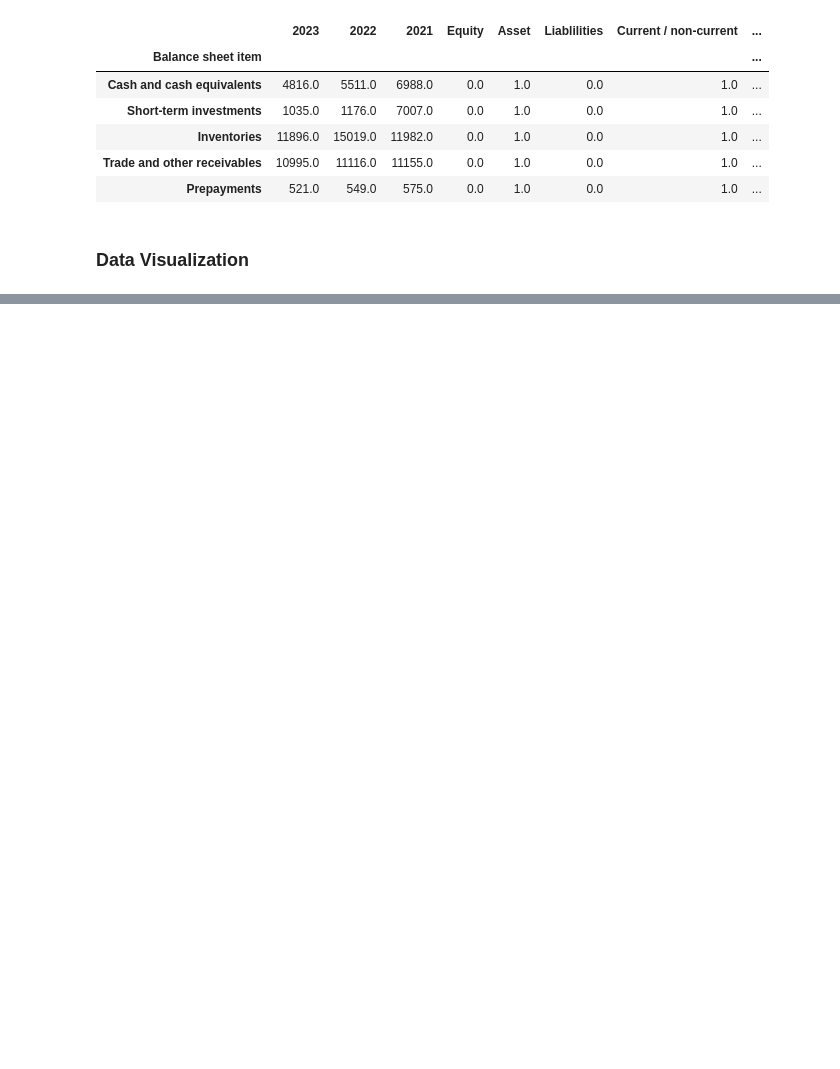
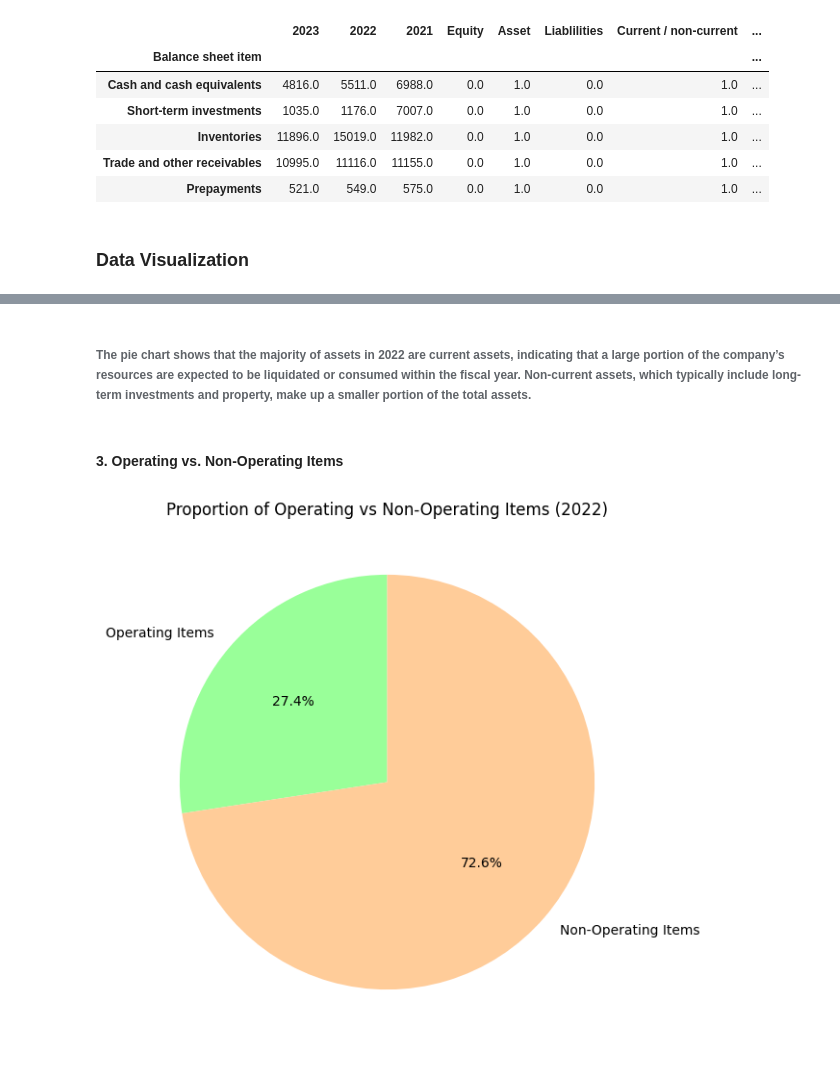
Before and after one commit to sak-15/Intro_to_python, a Jupyter notebook: financial_analysis.ipynb, the cells around one changed output, grey strips where cells are left out. Saved outputs shown, nothing was run; the diff lists cells and outputs as text; code cells hidden in the pictures; blank space fills up the shorter version.

```diff
--- a/financial_analysis.ipynb
+++ b/financial_analysis.ipynb
@@ -114,0 +129,19 @@ trade_and_other_payable_items.head()
+# %% [markdown]
+###### The pie chart shows that the majority of assets in 2022 are current assets, indicating that a large portion of the company’s resources are expected to be liquidated or consumed within the fiscal year. Non-current assets, which typically include long-term investments and property, make up a smaller portion of the total assets.
+# %% [markdown]
+#### 3. Operating vs. Non-Operating Items
+# %%
+# Proportion of operating vs. non-operating items
+operating_items = balance_sheet[balance_sheet['Operating / Non-operating'] == 1]['2022'].sum()  # Using 2022 data for analysis
+non_operating_items = balance_sheet[balance_sheet['Operating / Non-operating'] != 1]['2022'].sum()
+
+# Pie chart for operating vs. non-operating items
+labels = ['Operating Items', 'Non-Operating Items']
+sizes = [operating_items, non_operating_items]
+
+plt.figure(figsize=(7, 7))
+plt.pie(sizes, labels=labels, autopct='%1.1f%%', startangle=90, colors=['#99ff99', '#ffcc99'])
+plt.title("Proportion of Operating vs Non-Operating Items (2022)")
+plt.show()
+# %% [output]
+[figure, added]
```
Also changed, not shown: parts of 23 cells of this notebook, 1 other file.
